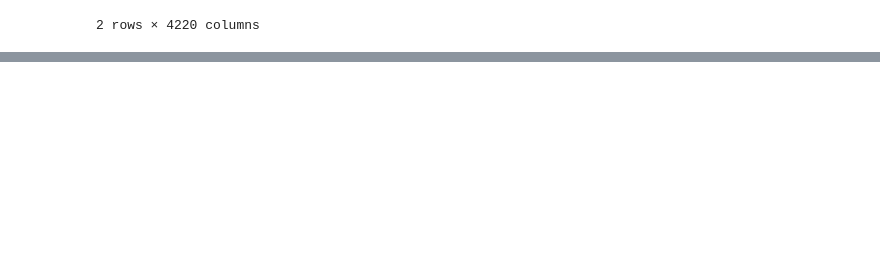
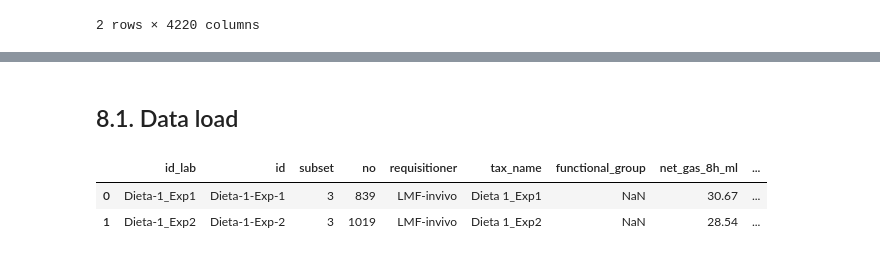
Before and after one commit to maurope/lmf, a Jupyter notebook: notebooks/2026/2026_05_22_data_delivery.ipynb, the cells around one changed output, grey strips where cells are left out. Saved outputs shown, nothing was run; the diff lists cells and outputs as text; code cells hidden in the pictures; blank space fills up the shorter version.

```diff
--- a/notebooks/2026/2026_05_22_data_delivery.ipynb
+++ b/notebooks/2026/2026_05_22_data_delivery.ipynb
@@ -1078,0 +1085,2 @@ legumes_traits_nirs_clean.head(2)
+# %% [markdown]
+## 8.1. Data load
@@ -1078,0 +1089,6 @@ legumes_traits_nirs_clean.head(2)
+# %%
+gas_av.head(2)
+# %% [output]
+|  | id_lab | id | subset | no | requisitioner | tax_name | functional_group | net_gas_8h_ml | ... |
+| 0 | Dieta-1_Exp1 | Dieta-1-Exp-1 | 3 | 839 | LMF-invivo | Dieta 1_Exp1 | NaN | 30.67 | ... |
+| 1 | Dieta-1_Exp2 | Dieta-1-Exp-2 | 3 | 1019 | LMF-invivo | Dieta 1_Exp2 | NaN | 28.54 | ... |
```
Also changed, not shown: parts of 5 cells of this notebook, 8 other files.
